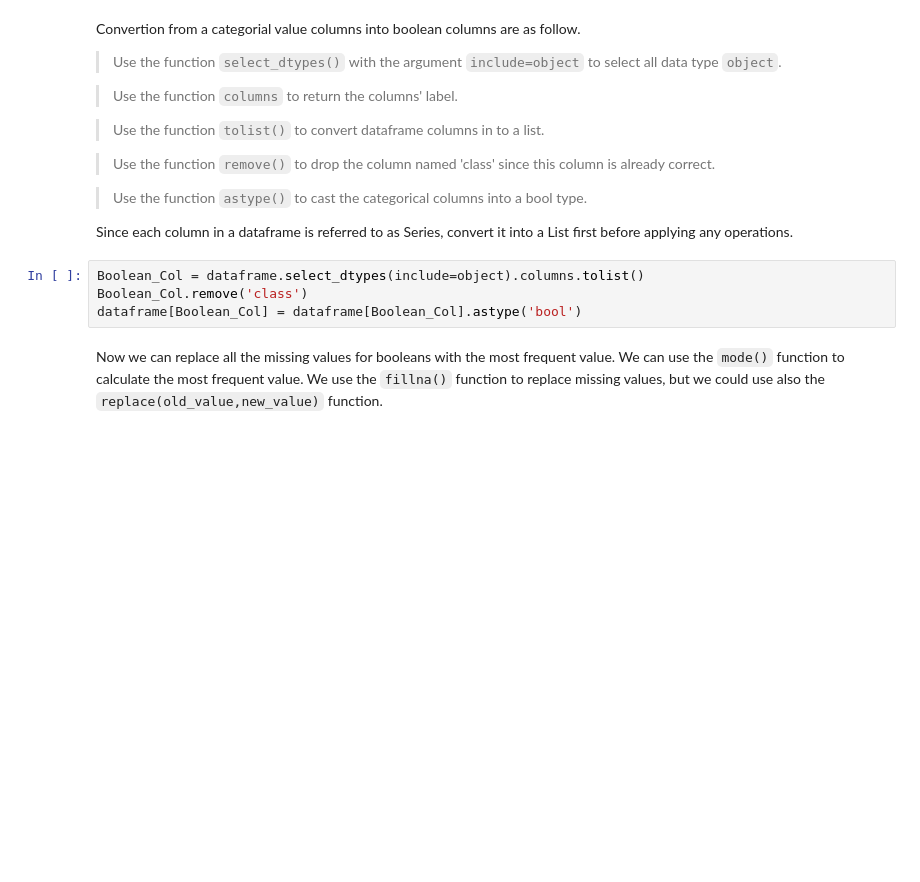
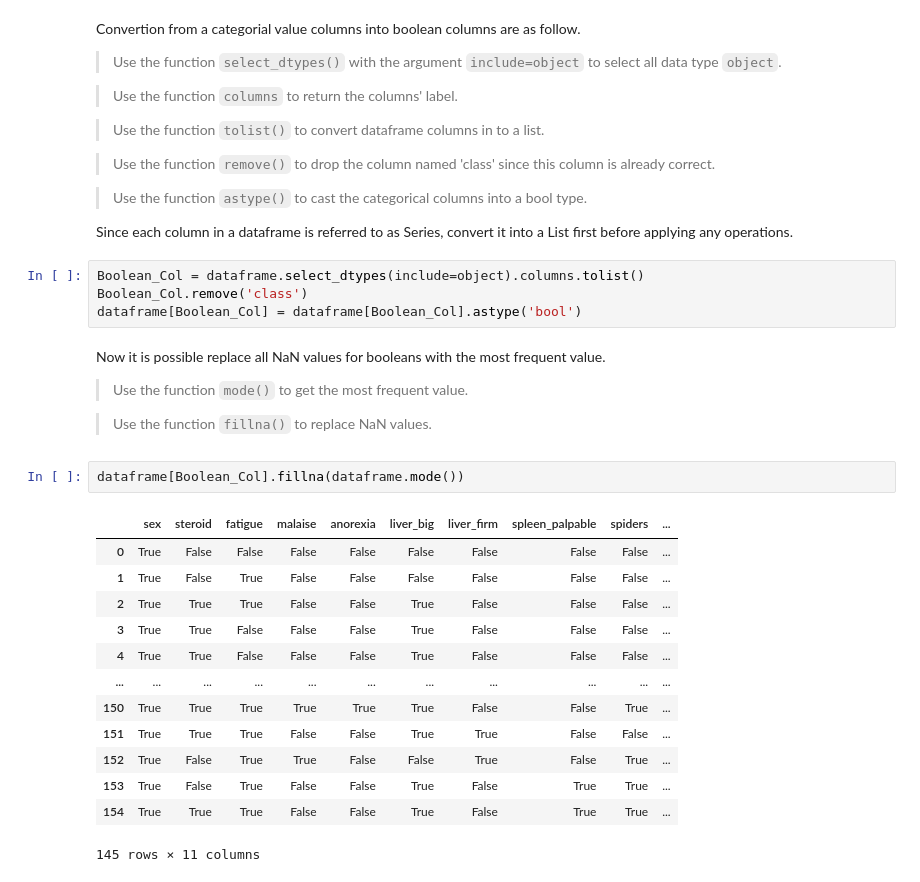
Before and after one commit to AimanHafizi619/Python-Preprocessing-Exercise, a Jupyter notebook: Prepocessing_Hepatitis.ipynb, the cells around one changed output. Saved outputs shown, nothing was run; the diff lists cells and outputs as text; blank space fills up the shorter version.

```diff
--- a/Prepocessing_Hepatitis.ipynb
+++ b/Prepocessing_Hepatitis.ipynb
@@ -313,4 +313,24 @@ dataframe[Boolean_Col] = dataframe[Boolean_Col].astype('bool')
 # %% [markdown]
 
 
-Now we can replace all the missing values for booleans with the most frequent value. We can use the `mode()` function to calculate the most frequent value. We use the `fillna()` function to replace missing values, but we could use also the `replace(old_value,new_value)` function.
+Now it is possible replace all NaN values for booleans with the most frequent value.
+
+>Use the function `mode()` to get the most frequent value.
+
+>Use the function `fillna()` to replace NaN values.
+# %%
+dataframe[Boolean_Col].fillna(dataframe.mode())
+# %% [output]
+|  | sex | steroid | fatigue | malaise | anorexia | liver_big | liver_firm | spleen_palpable | spiders | ... |
+| 0 | True | False | False | False | False | False | False | False | False | ... |
+| 1 | True | False | True | False | False | False | False | False | False | ... |
+| 2 | True | True | True | False | False | True | False | False | False | ... |
+| 3 | True | True | False | False | False | True | False | False | False | ... |
+| 4 | True | True | False | False | False | True | False | False | False | ... |
+| ... | ... | ... | ... | ... | ... | ... | ... | ... | ... | ... |
+| 150 | True | True | True | True | True | True | False | False | True | ... |
+| 151 | True | True | True | False | False | True | True | False | False | ... |
+| 152 | True | False | True | True | False | False | True | False | True | ... |
+| 153 | True | False | True | False | False | True | False | True | True | ... |
+| 154 | True | True | True | False | False | True | False | True | True | ... |
+145 rows × 11 columns
```
